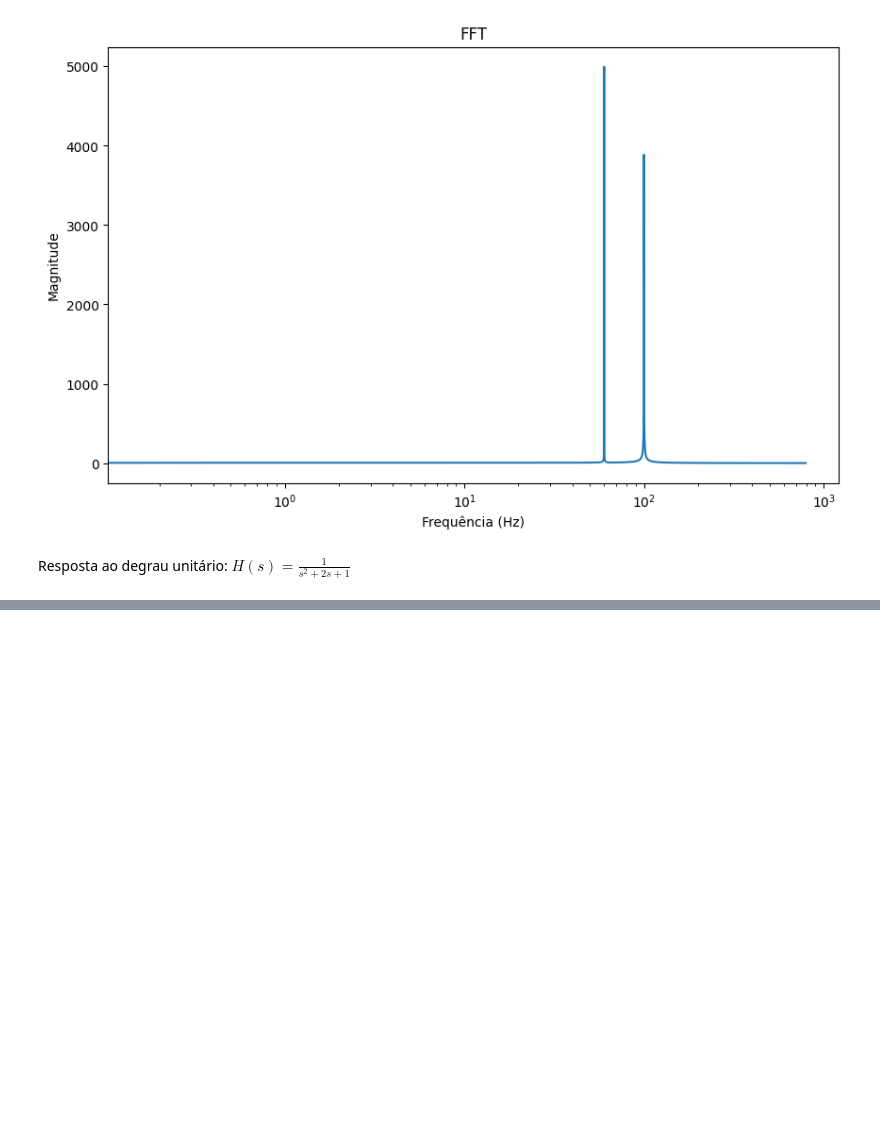
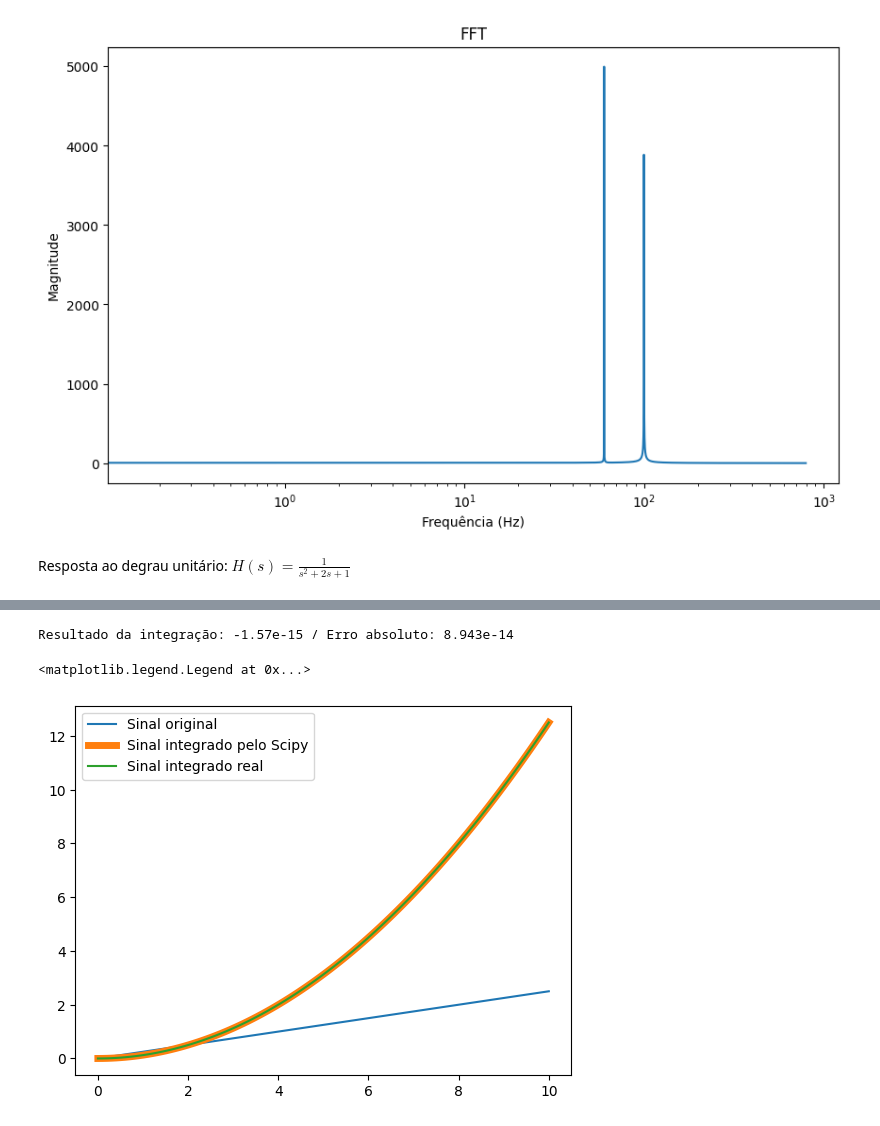
Before and after one commit to jceneziojr/COEN, a Jupyter notebook: COEN.ipynb, the cells around one changed output, grey strips where cells are left out. Saved outputs shown, nothing was run; the diff lists cells and outputs as text; code cells hidden in the pictures; blank space fills up the shorter version.

```diff
--- a/COEN.ipynb
+++ b/COEN.ipynb
@@ -431,0 +463,34 @@ Text(0.5, 1.0, 'Detecção de picos')
+# %%
+# Integração de uma função
+
+from scipy.integrate import quad
+
+def func_int(x, a, b):
+    return a*np.cos(x+b)
+
+a = 2
+b = np.pi
+
+I = quad(func_int, 0, 2*np.pi, args=(a,b))
+
+print(f"Resultado da integração: {I[0]:.4} / Erro absoluto: {I[-1]:.4}")
+# %% [output]
+Resultado da integração: -1.57e-15 / Erro absoluto: 8.943e-14
+# %%
+# Integração de um sinal
+
+from scipy.integrate import cumulative_trapezoid
+
+t = np.linspace(0, 10, 100)
+y = 0.25*t
+
+integral = cumulative_trapezoid(y, t, initial=0)
+
+plt.plot(t,y, label="Sinal original")
+plt.plot(t, integral, label="Sinal integrado pelo Scipy", linewidth=5)
+y2 = 0.25*(t**2)/2
+plt.plot(t, y2, label="Sinal integrado real")
+plt.legend()
+# %% [output]
+<matplotlib.legend.Legend at 0x...>
+[figure, added]
```
Also changed, not shown: parts of 19 cells of this notebook, 3 other files.
